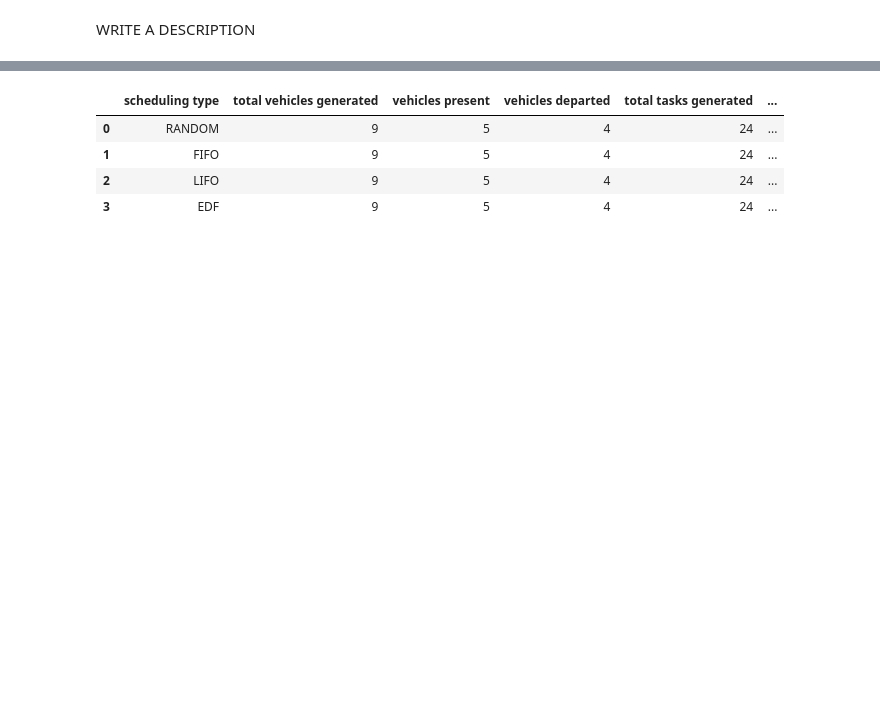
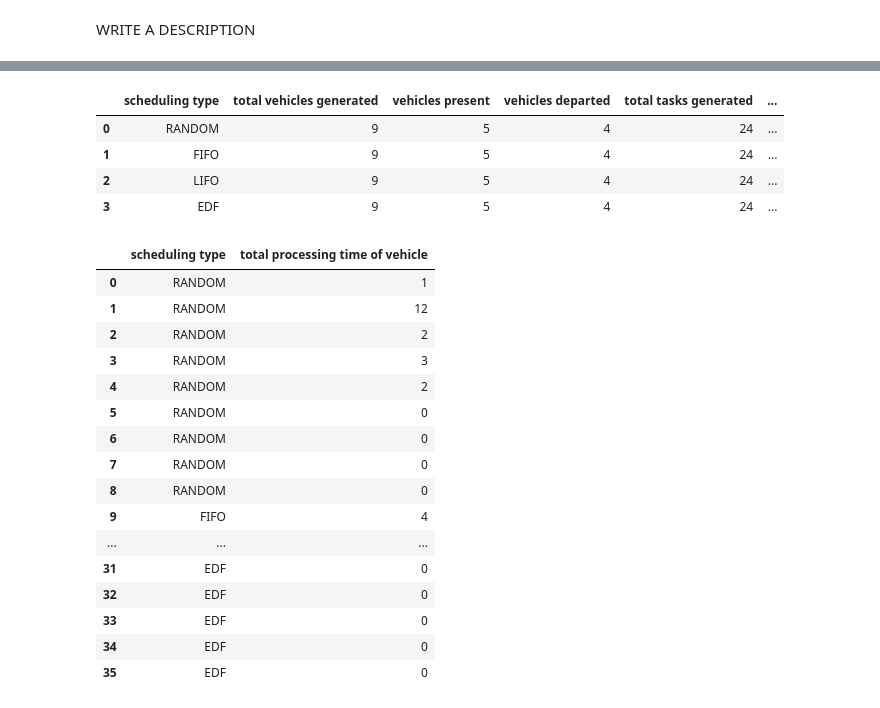
Before and after one commit to ank-ai/virtual_edge, a Jupyter notebook: code/SimPy/(4)newSchedulerSimpy.ipynb, the cells around one changed output, grey strips where cells are left out. Cells and saved outputs as stored; diff of their text form; code cells hidden in the pictures; blank space fills up the shorter version.

```diff
--- a/code/SimPy/(4)newSchedulerSimpy.ipynb
+++ b/code/SimPy/(4)newSchedulerSimpy.ipynb
@@ -247,9 +247,9 @@ class VehicleGenerator:
 
     def generateVehicles(self, environment):
         while True:
-             timeout = np.random.poisson(self.lambda_vehicles)
-             yield environment.timeout(timeout)
-             new_vehicle = Vehicle(len(self.vehicles), environment, [], self.lambda_tasks, self.lambda_dwell_time, self.scheduler, self)
+            timeout = np.random.poisson(self.lambda_vehicles)
+            yield environment.timeout(timeout)
+            Vehicle(len(self.vehicles), environment, [], self.lambda_tasks, self.lambda_dwell_time, self.scheduler, self)
 # %%
 simulation_data = pd.DataFrame(columns=['scheduling type', 'total vehicles generated',
                                         'vehicles present', 'vehicles departed',
@@ -311,7 +309,6 @@ def run_sim(sim_seed, scheduling_type, poisson_vehicles, poisson_tasks, poisson_
 # %%
 run_sim(sim_seed = 42, scheduling_type = ['RANDOM', 'FIFO', 'LIFO', 'EDF'], poisson_vehicles = 3, poisson_tasks = 5, poisson_dwell_time = 15, sim_end_time = 30, generate = True)
-display(simulation_data)
-#display(processing_time)
+display(processing_time)
 # %% [output]
 ==================================================
 SCHEDULER: RANDOM
@@ -333,8 +330,25 @@ total tasks generated: 24
 |  | scheduling type | total vehicles generated | vehicles present | vehicles departed | total tasks generated | ... |
 | 0 | RANDOM | 9 | 5 | 4 | 24 | ... |
 | 1 | FIFO | 9 | 5 | 4 | 24 | ... |
 | 2 | LIFO | 9 | 5 | 4 | 24 | ... |
 | 3 | EDF | 9 | 5 | 4 | 24 | ... |
+|  | scheduling type | total processing time of vehicle |
+| 0 | RANDOM | 1 |
+| 1 | RANDOM | 12 |
+| 2 | RANDOM | 2 |
+| 3 | RANDOM | 3 |
+| 4 | RANDOM | 2 |
+| 5 | RANDOM | 0 |
+| 6 | RANDOM | 0 |
+| 7 | RANDOM | 0 |
+| 8 | RANDOM | 0 |
+| 9 | FIFO | 4 |
+| ... | ... | ... |
+| 31 | EDF | 0 |
+| 32 | EDF | 0 |
+| 33 | EDF | 0 |
+| 34 | EDF | 0 |
+| 35 | EDF | 0 |
 # %%
 # Create subplots
 fig, axes = plt.subplots(2, 2, figsize=(18, 12))
```
Also changed, not shown: parts of 3 cells of this notebook.
